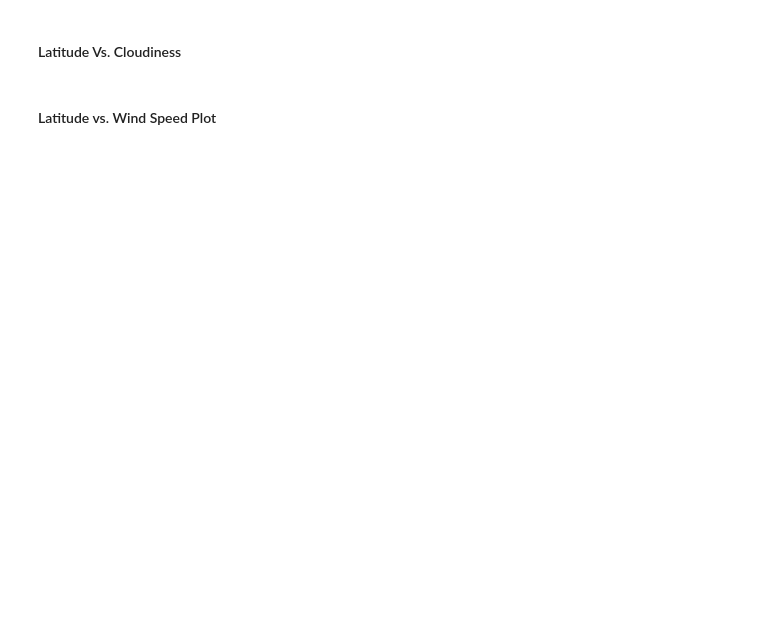
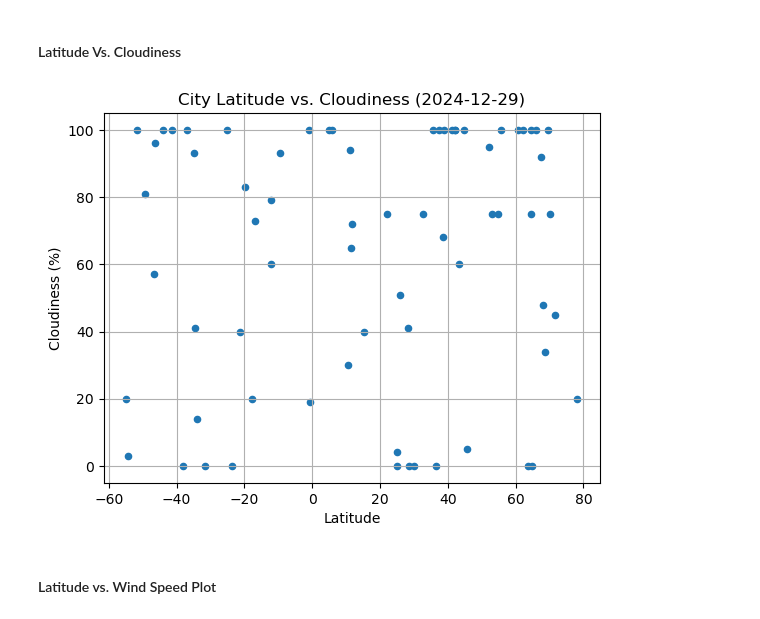
Before and after one commit to Neelka96/python-api-challenge, a Jupyter notebook: WeatherPy/WeatherPy.ipynb, the cells around one changed output. Cells and saved outputs as stored; diff of their text form; code cells hidden in the pictures; blank space fills up the shorter version.

```diff
--- a/WeatherPy/WeatherPy.ipynb
+++ b/WeatherPy/WeatherPy.ipynb
@@ -220,16 +249,17 @@ plt.show()
 #### Latitude Vs. Cloudiness
 # %%
 # Build the scatter plots for latitude vs. cloudiness
-# YOUR CODE HERE
-
-# Incorporate the other graph properties
-# YOUR CODE HERE
+cityData_df.plot(x = 'Lat', y = 'Cloudiness', kind = 'scatter',
+        grid = True, xlabel = 'Latitude', ylabel = 'Cloudiness (%)',
+        title = f'City Latitude vs. Cloudiness ({date_str()})')
 
 # Save the figure
 plt.savefig("output_data/Fig3.png")
 
 # Show plot
 plt.show()
+# %% [output]
+[figure, added]
 # %% [markdown]
 #### Latitude vs. Wind Speed Plot
 # %%
```
Also changed, not shown: parts of 12 cells of this notebook, 1 other file.
